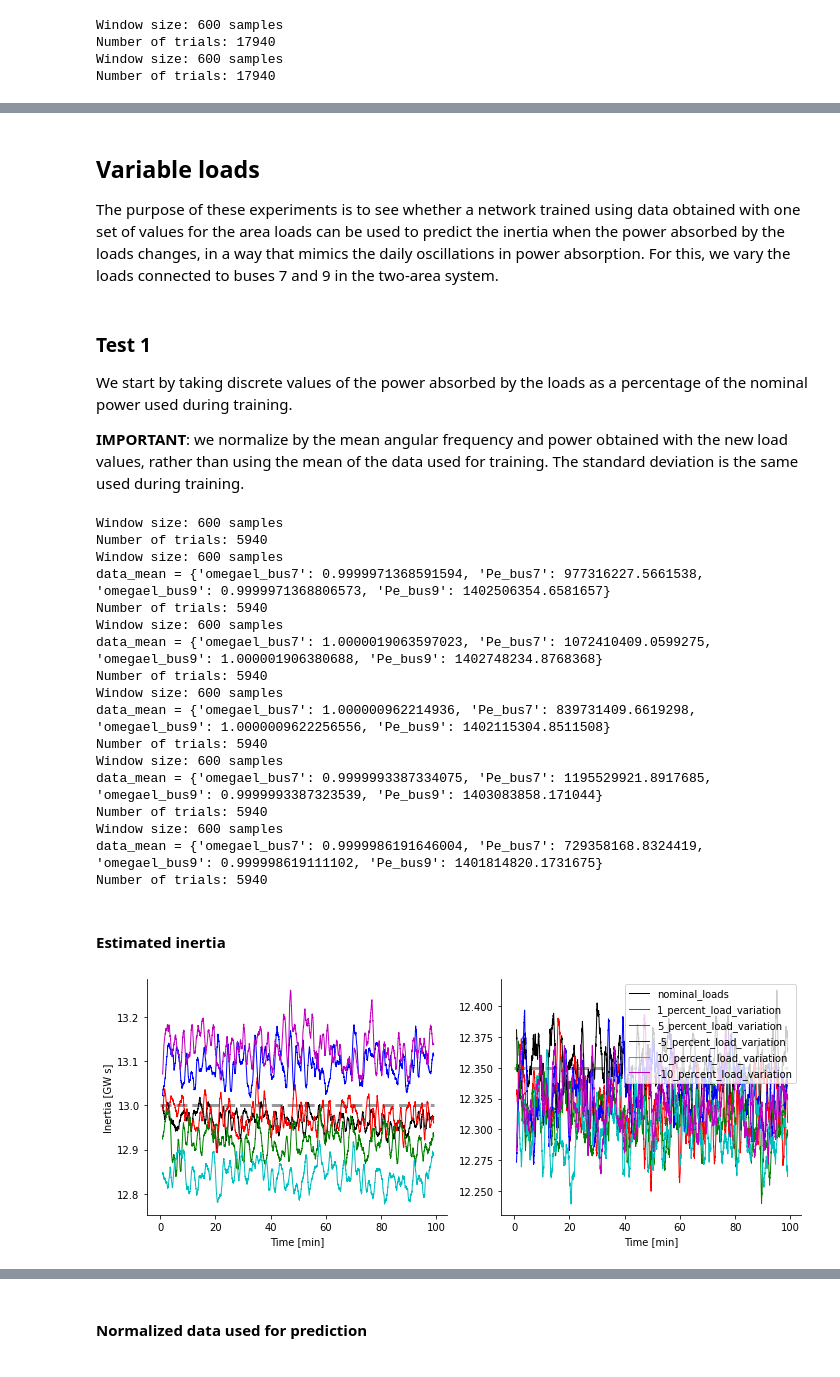
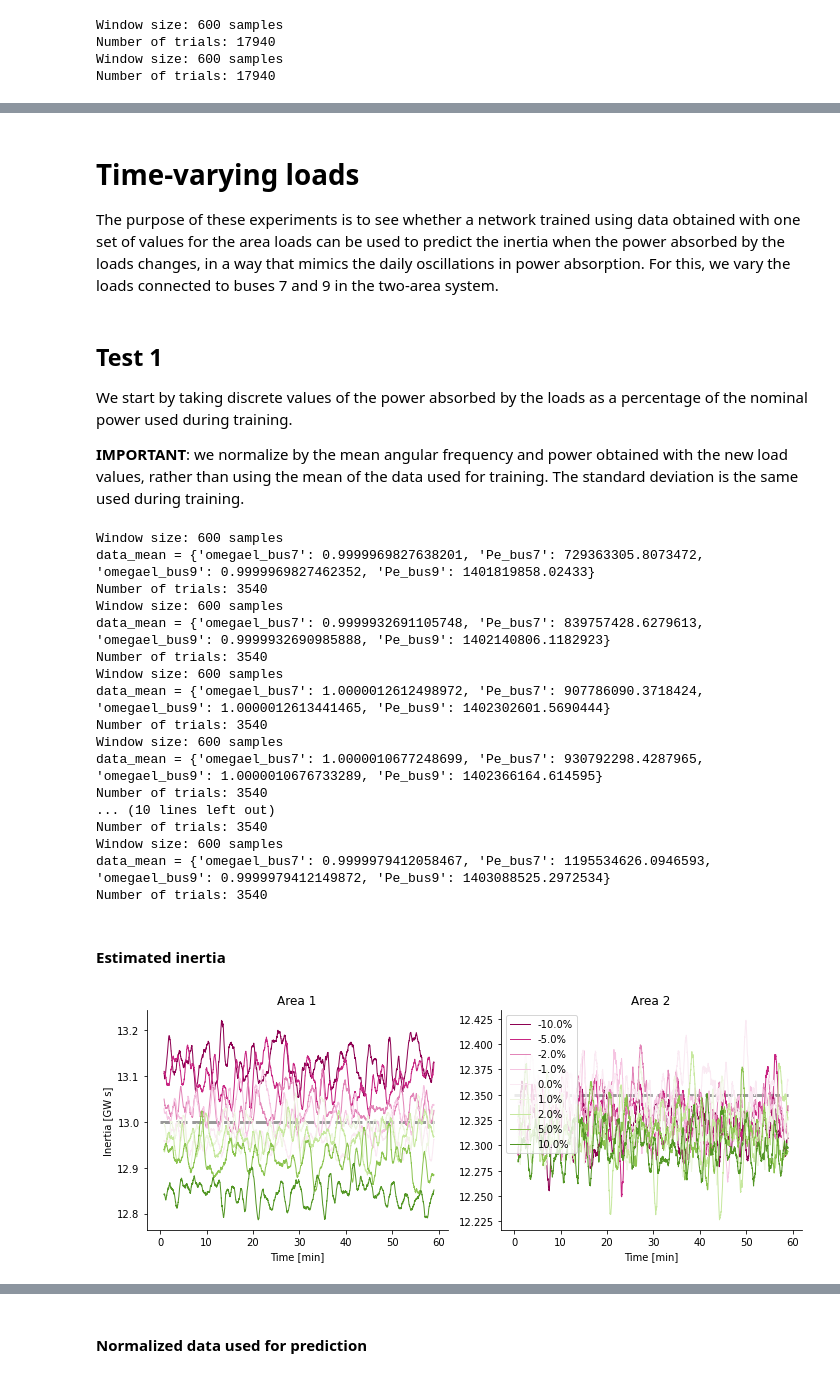
Before and after one commit to danielelinaro/inertia, a Jupyter notebook: notebooks/Inertia_estimation_two-area_multi_area.ipynb, the cells around one changed output, grey strips where cells are left out. Drawn from its saved outputs; the diff is of its cells as text; code cells hidden in the pictures.

```diff
--- a/notebooks/Inertia_estimation_two-area_multi_area.ipynb
+++ b/notebooks/Inertia_estimation_two-area_multi_area.ipynb
@@ -835,6 +1025,6 @@ fig.savefig(f'two-area_three_loads{c_suffixes[1]}.pdf')
 # %%
 var_names = ['omegael_bus7', 'Pe_bus7']
-fig = plt.figure(figsize=(10,8))
+fig = plt.figure(figsize=(8,5))
 
 gs = fig.add_gridspec(2, 4)
 ax = [
@@ -868,6 +1058,6 @@ fig.tight_layout()
 # %%
 var_names = ['omegael_bus7', 'Pe_bus7']
-fig = plt.figure(figsize=(10,8))
+fig = plt.figure(figsize=(8,5))
 
 gs = fig.add_gridspec(2, 4)
 ax = [
@@ -957,10 +1147,12 @@ for i in range(2):
     for side in 'right','top':
         ax[i].spines[side].set_visible(False)
     ax[i].set_xlabel('Time [min]')
+    ax[i].set_title(f'Area {i+1}')
 ax[0].plot([0, time[-1] / 2 / 60], np.sum(default_H[:2]) + np.zeros(2), 'c--', lw=2)
 ax[0].plot([time[-1] / 2 / 60, time[-1] / 60], np.sum(default_H[:2]) - H_step + np.zeros(2), 'c--', lw=2)
 ax[1].plot([0, time[-1] / 60], np.sum(default_H[2:]) + np.zeros(2), 'c--', lw=2)
 ax[0].set_ylabel(f'Inertia [{inertia_units}]')
 fig.tight_layout()
-fig.savefig(f'two-area_three_loads{c_suffixes[1]}_H_step.pdf')
+for ext in 'pdf','png':
+    fig.savefig(f'two-area_three_loads{c_suffixes[1]}_H_step.{ext}')
 # %% [output]
@@ -968,8 +1160,8 @@ fig.savefig(f'two-area_three_loads{c_suffixes[1]}_H_step.pdf')
 # %% [markdown]
-## Variable loads
+# Time-varying loads
 The purpose of these experiments is to see whether a network trained using data obtained with one set of values for the area loads can be used to predict the inertia when the power absorbed by the loads changes, in a way that mimics the daily oscillations in power absorption. For this, we vary the loads connected to buses 7 and 9 in the two-area system.
 # %% [markdown]
-### Test 1
+## Test 1
 We start by taking discrete values of the power absorbed by the loads as a percentage of the nominal power used during training.
 
 **IMPORTANT**: we normalize by the mean angular frequency and power obtained with the new load values, rather than using the mean of the data used for training. The standard deviation is the same used during training.
@@ -980,10 +1172,13 @@ H = default_H
 window_dur = 60
 window_step = 10
 
-c = [0., 0.5, 0.0]
-c_suffix = 'c=' + ','.join(map(str, c))
-load_types = 'nominal_loads', '1_percent_load_variation', '5_percent_load_variation', \
-    '-5_percent_load_variation', '10_percent_load_variation', '-10_percent_load_variation'
+data_files = glob.glob(data_dir + f'/inertia_{H[0]:.3f}_{H[1]:.3f}_{H[2]:.3f}_{H[3]:.3f}_coeff=*.h5')
+coeffs = np.array([float(re.findall('coeff=[-]?\d.\d+', data_file)[0].split('=')[-1]) for data_file in data_files])
+N_coeffs = coeffs.size
+idx = np.argsort(coeffs)
+coeffs = coeffs[idx]
+data_files = [data_files[i] for i in idx]
+
 data = []
 data_normalized = []
 inertia = []
@@ -992,12 +1187,10 @@ var_names = [var_name.format(bus_ID) for bus_ID in (7,9) for var_name in ['omega
 data_mean = {var_name: x_train_mean[k] for k,var_name in enumerate(var_names)}
 data_std = {var_name: x_train_std[k] for k,var_name in enumerate(var_names)}
 
-for suffix in load_types:
-    data_file = data_dir + f'/inertia_{H[0]:.3f}_{H[1]:.3f}_{H[2]:.3f}_{H[3]:.3f}_3_random_loads_{c_suffix}_{suffix}.h5'
-
+for data_file, coeff in zip(data_files, coeffs):
     t, dat, data_norm, data_sliding, _ = load_data_slide([data_file],
                                                         var_names,
-                                                        data_mean if suffix == 'nominal_loads' else None,
+                                                        data_mean if coeff == 0 else None,
                                                         data_std,
                                                         window_dur,
                                                         window_step,
@@ -1009,36 +1202,39 @@ for suffix in load_types:
     inertia.append(HH)
 # %% [output]
 Window size: 600 samples
-Number of trials: 5940
+data_mean = {'omegael_bus7': 0.9999969827638201, 'Pe_bus7': 729363305.8073472, 'omegael_bus9': 0.9999969827462352, 'Pe_bus9': 1401819858.02433}
+Number of trials: 3540
 Window size: 600 samples
-data_mean = {'omegael_bus7': 0.9999971368591594, 'Pe_bus7': 977316227.5661538, 'omegael_bus9': 0.9999971368806573, 'Pe_bus9': 1402506354.6581657}
-Number of trials: 5940
+data_mean = {'omegael_bus7': 0.9999932691105748, 'Pe_bus7': 839757428.6279613, 'omegael_bus9': 0.9999932690985888, 'Pe_bus9': 1402140806.1182923}
+Number of trials: 3540
 Window size: 600 samples
-data_mean = {'omegael_bus7': 1.0000019063597023, 'Pe_bus7': 1072410409.0599275, 'omegael_bus9': 1.000001906380688, 'Pe_bus9': 1402748234.8768368}
-Number of trials: 5940
+data_mean = {'omegael_bus7': 1.0000012612498972, 'Pe_bus7': 907786090.3718424, 'omegael_bus9': 1.0000012613441465, 'Pe_bus9': 1402302601.5690444}
+Number of trials: 3540
 Window size: 600 samples
-data_mean = {'omegael_bus7': 1.000000962214936, 'Pe_bus7': 839731409.6619298, 'omegael_bus9': 1.0000009622256556, 'Pe_bus9': 1402115304.8511508}
-Number of trials: 5940
+data_mean = {'omegael_bus7': 1.0000010677248699, 'Pe_bus7': 930792298.4287965, 'omegael_bus9': 1.0000010676733289, 'Pe_bus9': 1402366164.614595}
+Number of trials: 3540
+... (10 lines left out)
+Number of trials: 3540
 Window size: 600 samples
-data_mean = {'omegael_bus7': 0.9999993387334075, 'Pe_bus7': 1195529921.8917685, 'omegael_bus9': 0.9999993387323539, 'Pe_bus9': 1403083858.171044}
-Number of trials: 5940
-Window size: 600 samples
-data_mean = {'omegael_bus7': 0.9999986191646004, 'Pe_bus7': 729358168.8324419, 'omegael_bus9': 0.999998619111102, 'Pe_bus9': 1401814820.1731675}
-Number of trials: 5940
+data_mean = {'omegael_bus7': 0.9999979412058467, 'Pe_bus7': 1195534626.0946593, 'omegael_bus9': 0.9999979412149872, 'Pe_bus9': 1403088525.2972534}
+Number of trials: 3540
 # %% [markdown]
 #### Estimated inertia
 # %%
 fig,ax = plt.subplots(1, 2, figsize=(10,4))
-cmap = 'krgbcm'
+cmap = plt.get_cmap('PiYG', N_coeffs + 1)
 for i in range(2):
     ax[i].plot([0, time[-1]/60], H[0 + i*2] + H[1 + i*2] + np.zeros(2), '--', lw=3, color=[.6,.6,.6])
-    for j,lbl in enumerate(load_types):
-        ax[i].plot(time / 60, inertia[j][:,i], cmap[j], lw=1, label=lbl)
+    for j,coeff in enumerate(coeffs):
+        ax[i].plot(time / 60, inertia[j][:,i], color=cmap(j), lw=1, label=f'{coeff*100}%')
     for side in 'right','top':
         ax[i].spines[side].set_visible(False)
     ax[i].set_xlabel('Time [min]')
+    ax[i].set_title(f'Area {i+1}')
 ax[1].legend(loc='best')
 ax[0].set_ylabel(f'Inertia [{inertia_units}]')
 fig.tight_layout()
+for ext in 'pdf','png':
+    fig.savefig(f'two-area_loads_variation.{ext}')
 # %% [output]
-[figure, old version]
+[figure, new version]
```
Also changed, not shown: parts of 35 cells of this notebook, 5 other files.
